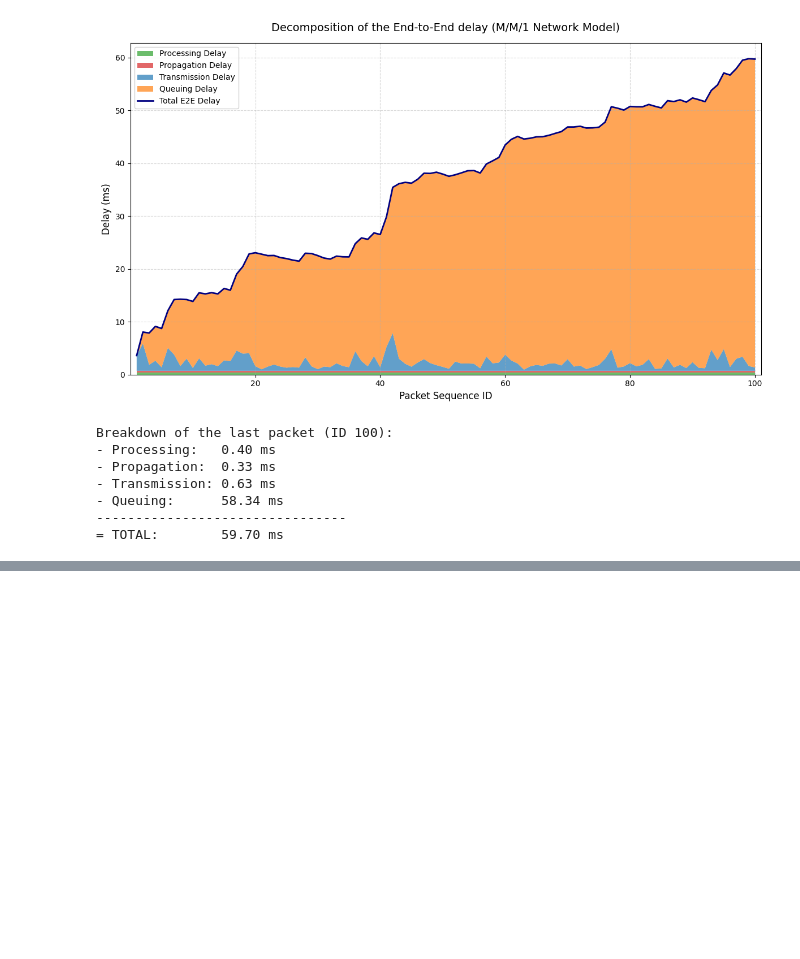
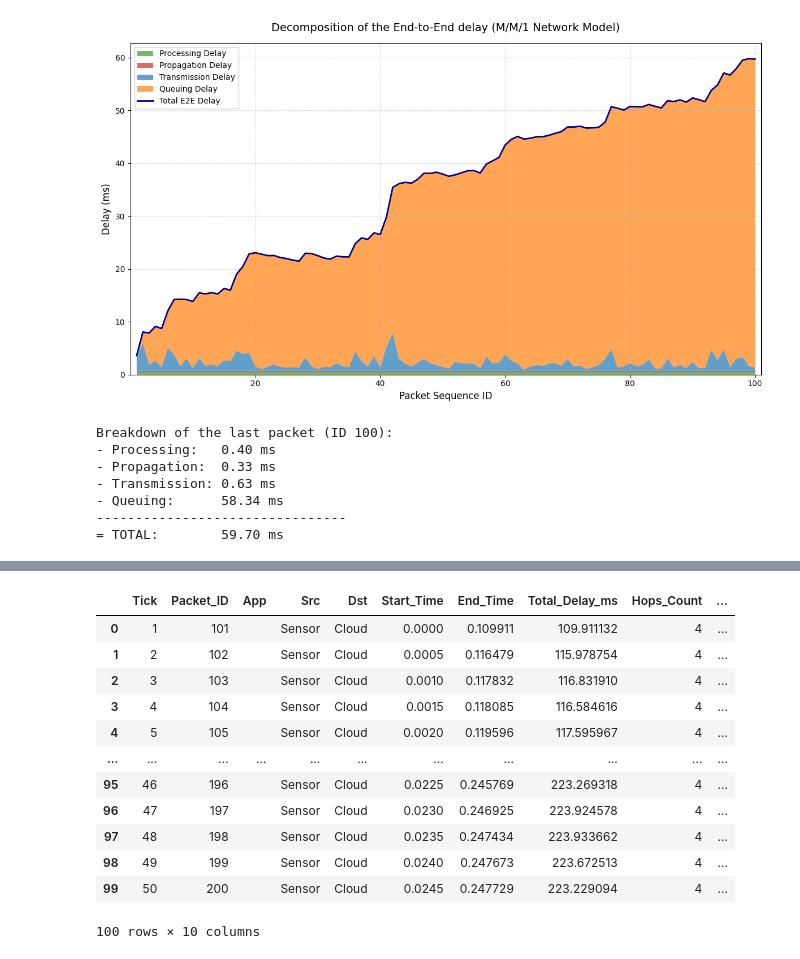
Before and after one commit to DadeOrsu/eclypse-plus-net, a Jupyter notebook: NetworkExtension/demo_2.ipynb, the cells around one changed output, grey strips where cells are left out. Drawn from its saved outputs; the diff is of its cells as text; code cells hidden in the pictures; blank space fills up the shorter version.

Commit message:
Now the notebook shows the complete dataframe showing that the infrastructure is able to process all the packets without dropping any.

```diff
--- a/NetworkExtension/demo_2.ipynb
+++ b/NetworkExtension/demo_2.ipynb
@@ -191,0 +187,10 @@ Breakdown of the last packet (ID 100):
+# %%
+# Execute the first 50 ticks
+df_part1 = sim.run_network_ticks(duration_ticks=50, tick_duration_s=0.0005)
+
+# Break the link Gateway -> R1. This will force the re-routing of the traffic through R2 and R3, creating congestion on the bottleneck link R3 -> Cloud.
+infra.remove_edge("Gateway", "R1")
+# Execute the next 50 ticks with the degraded network state
+df_part2 = sim.run_network_ticks(duration_ticks=50, tick_duration_s=0.0005)
+
+df_complete = pd.concat([df_part1, df_part2], ignore_index=True)
@@ -191,0 +204,16 @@ Breakdown of the last packet (ID 100):
+# %%
+df_complete
+# %% [output]
+|  | Tick | Packet_ID | App | Src | Dst | Start_Time | End_Time | Total_Delay_ms | Hops_Count | ... |
+| 0 | 1 | 101 |  | Sensor | Cloud | 0.0000 | 0.109911 | 109.911132 | 4 | ... |
+| 1 | 2 | 102 |  | Sensor | Cloud | 0.0005 | 0.116479 | 115.978754 | 4 | ... |
+| 2 | 3 | 103 |  | Sensor | Cloud | 0.0010 | 0.117832 | 116.831910 | 4 | ... |
+| 3 | 4 | 104 |  | Sensor | Cloud | 0.0015 | 0.118085 | 116.584616 | 4 | ... |
+| 4 | 5 | 105 |  | Sensor | Cloud | 0.0020 | 0.119596 | 117.595967 | 4 | ... |
+| ... | ... | ... | ... | ... | ... | ... | ... | ... | ... | ... |
+| 95 | 46 | 196 |  | Sensor | Cloud | 0.0225 | 0.245769 | 223.269318 | 4 | ... |
+| 96 | 47 | 197 |  | Sensor | Cloud | 0.0230 | 0.246925 | 223.924578 | 4 | ... |
+| 97 | 48 | 198 |  | Sensor | Cloud | 0.0235 | 0.247434 | 223.933662 | 4 | ... |
+| 98 | 49 | 199 |  | Sensor | Cloud | 0.0240 | 0.247673 | 223.672513 | 4 | ... |
+| 99 | 50 | 200 |  | Sensor | Cloud | 0.0245 | 0.247729 | 223.229094 | 4 | ... |
+100 rows × 10 columns
```
Also changed, not shown: parts of 3 cells of this notebook.
